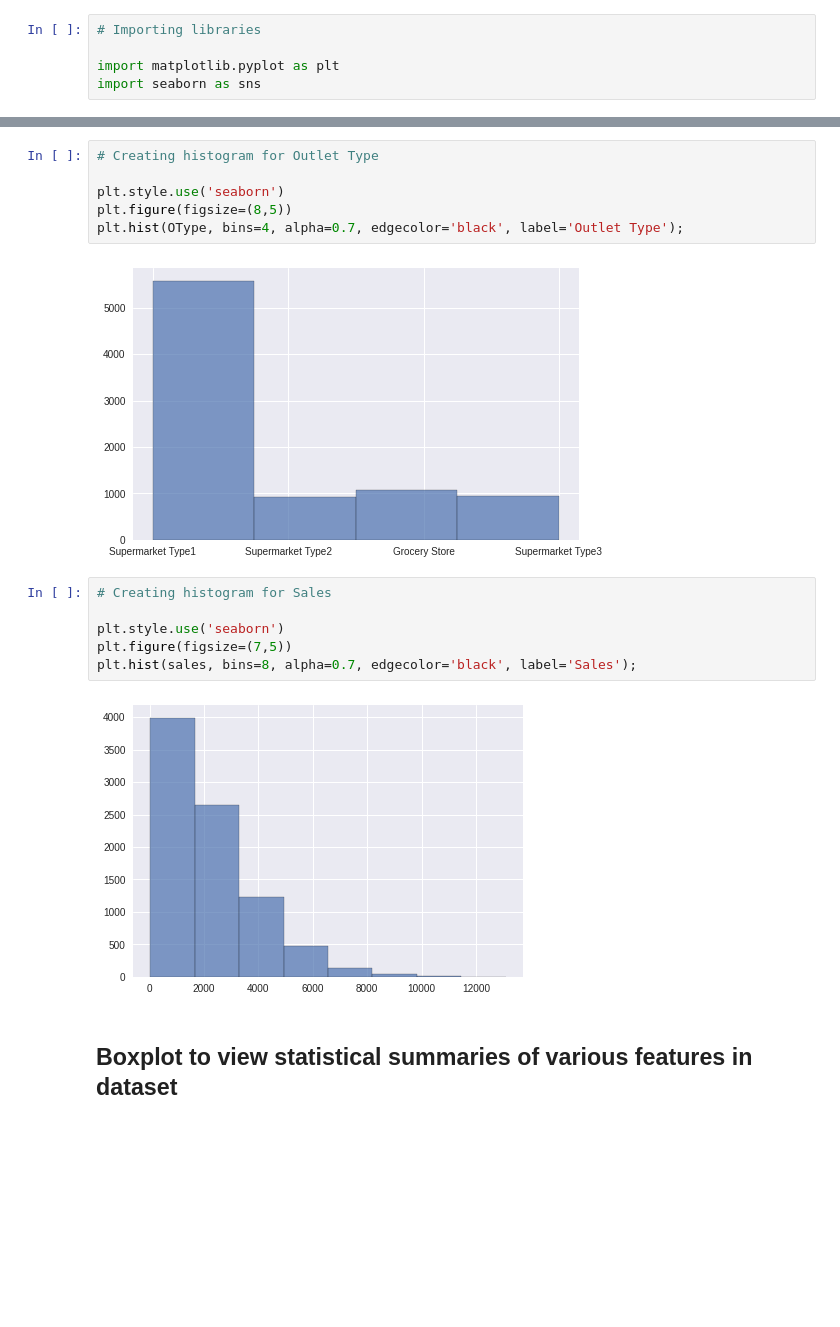
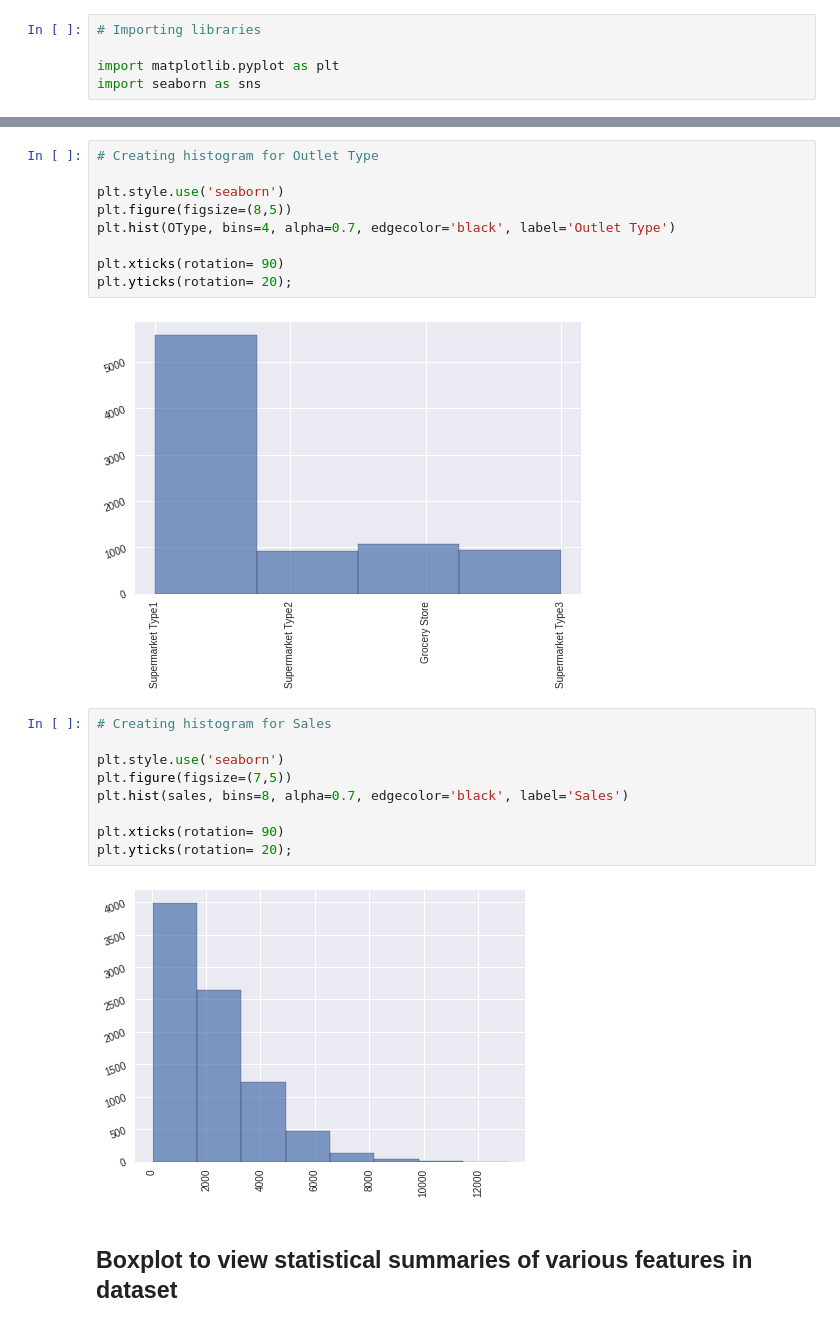
Before and after one commit to amltago/sales_prediction, a Jupyter notebook: Sales.ipynb, the cells around one changed output, grey strips where cells are left out. Saved outputs shown, nothing was run; the diff lists cells and outputs as text; blank space fills up the shorter version.

```diff
--- a/Sales.ipynb
+++ b/Sales.ipynb
@@ -498,19 +498,25 @@ plt.yticks(rotation= 20);
 # %%
 # Creating histogram for Outlet Type
 
 plt.style.use('seaborn')
 plt.figure(figsize=(8,5))
-plt.hist(OType, bins=4, alpha=0.7, edgecolor='black', label='Outlet Type');
+plt.hist(OType, bins=4, alpha=0.7, edgecolor='black', label='Outlet Type')
+
+plt.xticks(rotation= 90)
+plt.yticks(rotation= 20);
 # %% [output]
-[figure, old version]
+[figure, new version]
 # %%
 # Creating histogram for Sales
 
 plt.style.use('seaborn')
 plt.figure(figsize=(7,5))
-plt.hist(sales, bins=8, alpha=0.7, edgecolor='black', label='Sales');
+plt.hist(sales, bins=8, alpha=0.7, edgecolor='black', label='Sales')
+
+plt.xticks(rotation= 90)
+plt.yticks(rotation= 20);
 # %% [output]
-[figure, old version]
+[figure, new version]
 # %% [markdown]
 ## Boxplot to view statistical summaries of various features in dataset
 # %%
```
Also changed, not shown: parts of 1 cell of this notebook.
